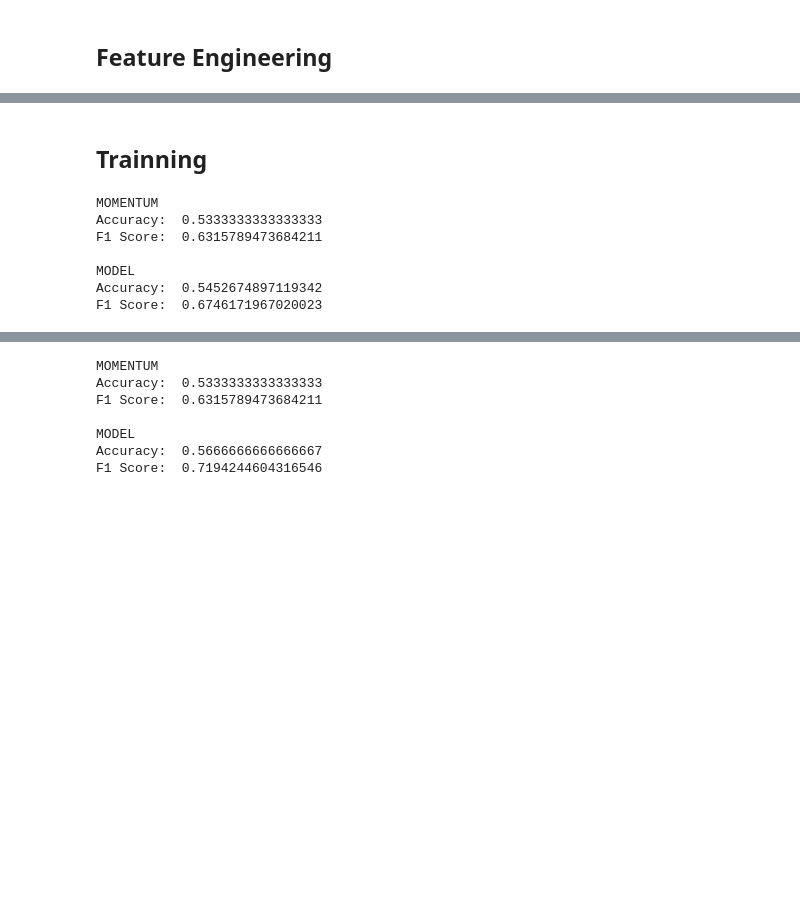
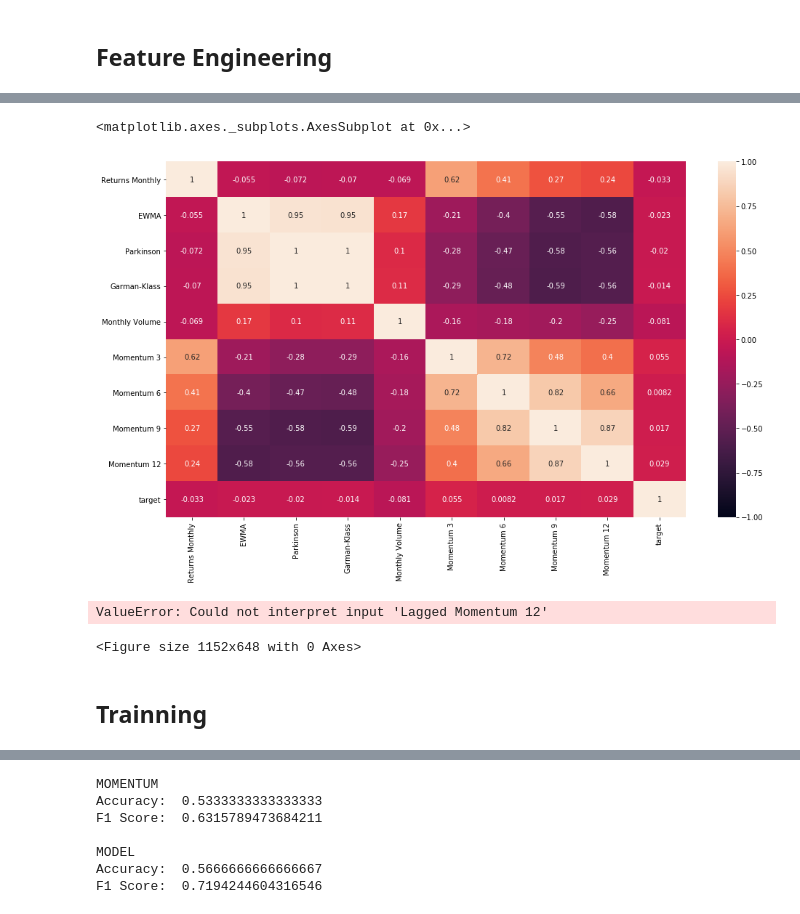
Before and after one commit to turing-usp/Momentum, a Jupyter notebook: ML Forecast.ipynb, the cells around one changed output, grey strips where cells are left out. Saved outputs shown, nothing was run; the diff lists cells and outputs as text; code cells hidden in the pictures; blank space fills up the shorter version.

```diff
--- a/ML Forecast.ipynb
+++ b/ML Forecast.ipynb
@@ -152,10 +153,8 @@ monthly_volume = monthly_volume(volume_df)
 def train_test(stock):
     train = pd.DataFrame()
 
-    stock = 10
-
     train["Returns Monthly"] = returns_monthly.iloc[:,stock]
-    train["EWMA Monthly"] = vol_monthly.iloc[:,stock]
+    train["EWMA"] = vol_monthly.iloc[:,stock]
     train["Parkinson"] = pv_monthly.iloc[:,stock]
     train["Garman-Klass"] = gk_monthly.iloc[:,stock]
     train["Monthly Volume"] = monthly_volume.iloc[:,stock]
@@ -163,11 +162,11 @@ def train_test(stock):
     prices = close_df.iloc[:,stock]
 
     for lag in [3, 6, 9, 12]:
-        train["Lagged Momentum " + str(lag)] = prices.pct_change(lag * 21)
+        train["Momentum " + str(lag)] = prices.pct_change(lag * 21)
 
     target = train["Returns Monthly"].shift(-1)
 
     features = train.dropna()
-    target = test.dropna().loc['2000-07-31':]
+    target = target.dropna().loc['2000-07-31':]
 
     return (features, target)
@@ -173,0 +175,4 @@ def train_test(stock):
+# %%
+features, target = train_test(1)
+df = features
+df["target"] = np.sign(target)
@@ -174,3 +189,16 @@ def train_test(stock):
+# %%
+plt.figure(figsize=(16,9))
+sns.heatmap(features.corr(), annot=True, vmin=-1, vmax=1)
+# %% [output]
+<matplotlib.axes._subplots.AxesSubplot at 0x...>
+[figure, added]
+# %%
+plt.figure(figsize=(16,9))
+sns.scatterplot('Lagged Momentum 12', 'Monthly Volume',
+                hue='target',  data=df)
+# %% [output]
+ValueError: Could not interpret input 'Lagged Momentum 12'
+<Figure size 1152x648 with 0 Axes>
 # %% [markdown]
 ## Trainning
 # %%
@@ -242,16 +271,6 @@ def backtesting(model, name="MODEL"):
     print(name)
     print("Accuracy: ", model_ac)
     print("F1 Score: ", model_f1)
-# %%
-backtesting(RandomForestClassifier())
-# %% [output]
-MOMENTUM
-Accuracy:  0.5333333333333333
-F1 Score:  0.6315789473684211
-
-MODEL
-Accuracy:  0.5452674897119342
-F1 Score:  0.6746171967020023
 # %%
 backtesting(SVC())
 # %% [output]
```
Also changed, not shown: parts of 8 cells of this notebook.
